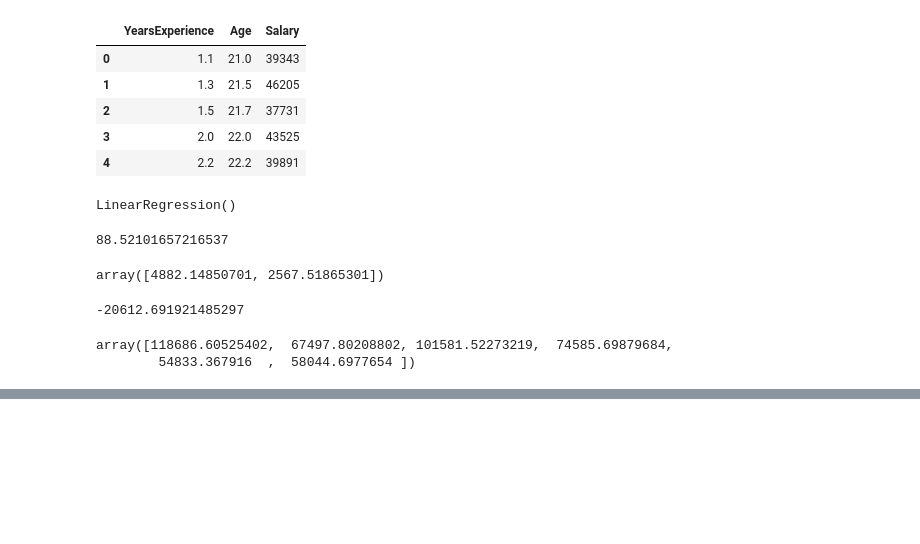
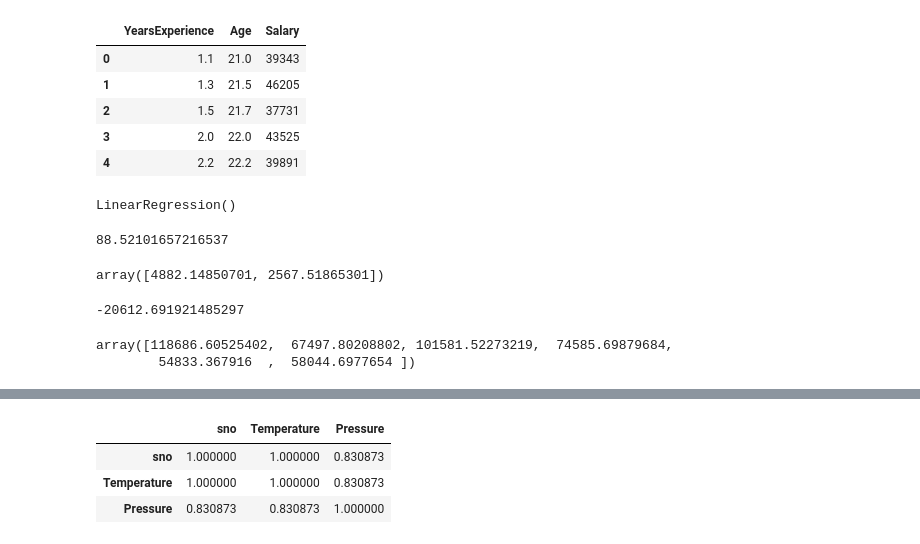
Before and after one commit to deepaknandeshwar17/Machine_Learning_practice, a Jupyter notebook: ml2.ipynb, the cells around one changed output, grey strips where cells are left out. Cells and saved outputs as stored; diff of their text form; code cells hidden in the pictures; blank space fills up the shorter version.

```diff
--- a/ml2.ipynb
+++ b/ml2.ipynb
@@ -310,0 +339,7 @@ array([118686.60525402,  67497.80208802, 101581.52273219,  74585.69879684,
+# %%
+positiondata.corr()
+# %% [output]
+|  | sno | Temperature | Pressure |
+| sno | 1.000000 | 1.000000 | 0.830873 |
+| Temperature | 1.000000 | 1.000000 | 0.830873 |
+| Pressure | 0.830873 | 0.830873 | 1.000000 |
```
Also changed, not shown: parts of 11 cells of this notebook, 1 other file.
